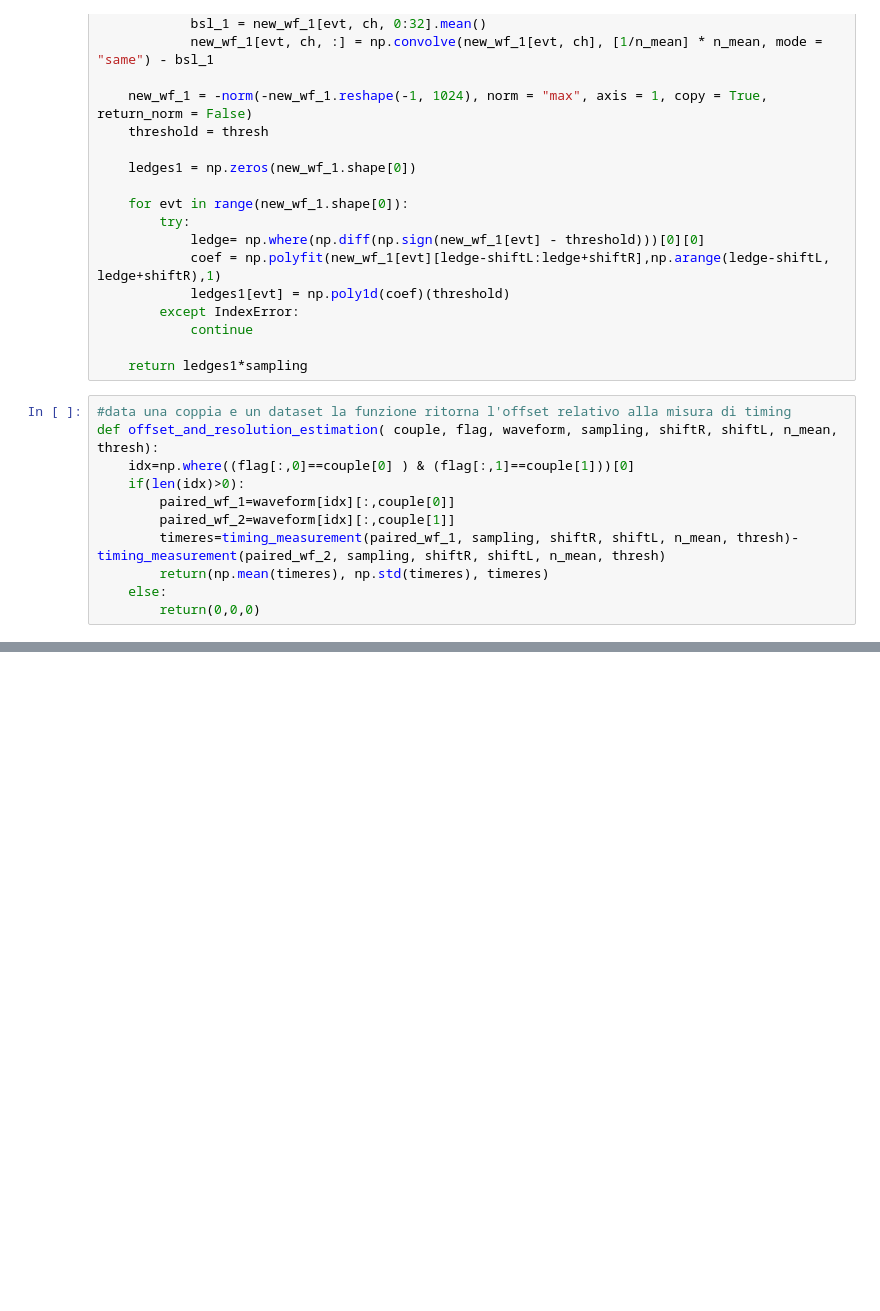
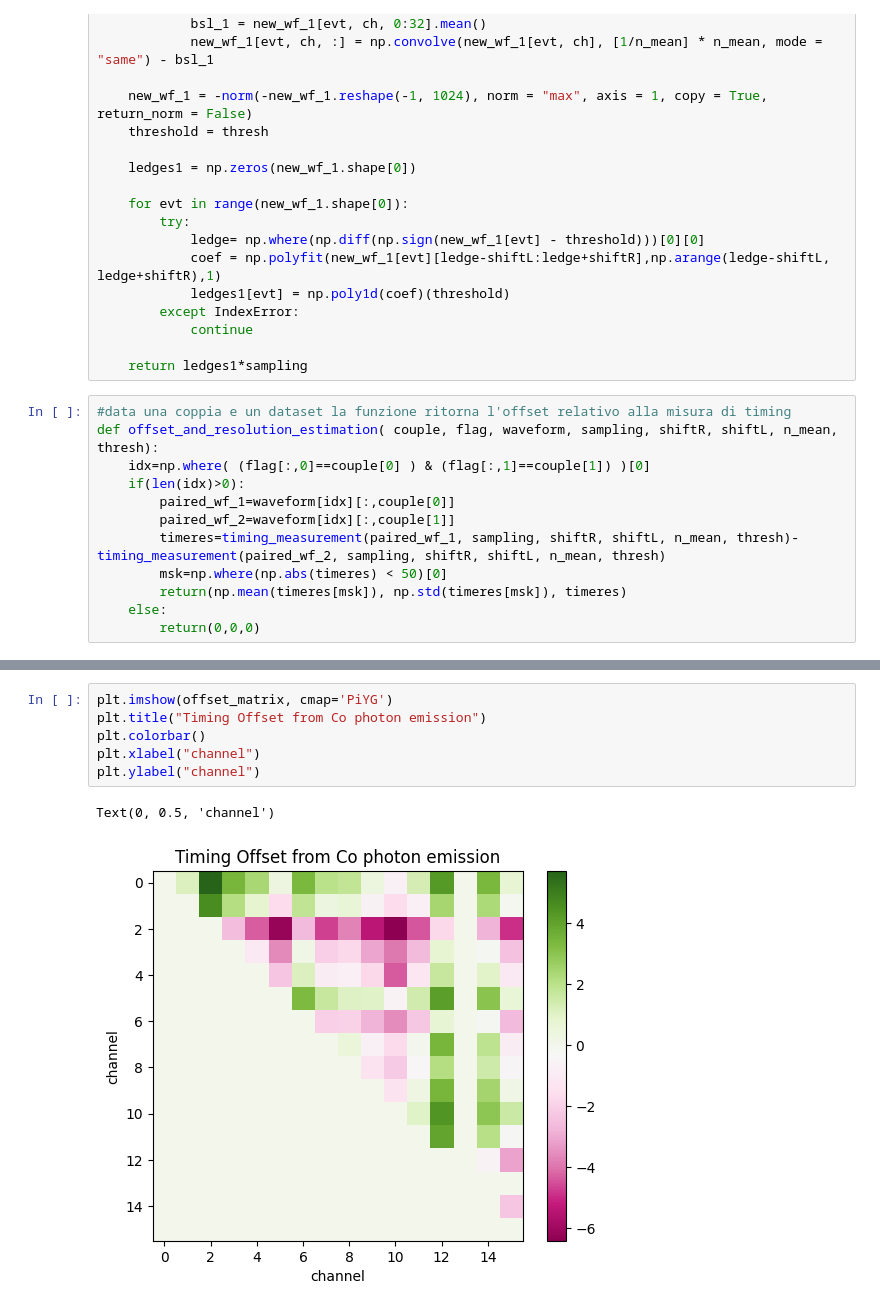
Before and after one commit to 0-DvD-0/Sfera, a Jupyter notebook: Jupyter/timing_waveforms_Co.ipynb, the cells around one changed output, grey strips where cells are left out. Saved outputs shown, nothing was run; the diff lists cells and outputs as text; blank space fills up the shorter version.

```diff
--- a/Jupyter/timing_waveforms_Co.ipynb
+++ b/Jupyter/timing_waveforms_Co.ipynb
@@ -114,12 +103,13 @@ def timing_measurement(paired_wf_1, sampling, shiftR, shiftL, n_mean, thresh):
 # %%
 #data una coppia e un dataset la funzione ritorna l'offset relativo alla misura di timing
 def offset_and_resolution_estimation( couple, flag, waveform, sampling, shiftR, shiftL, n_mean, thresh):
-    idx=np.where((flag[:,0]==couple[0] ) & (flag[:,1]==couple[1]))[0]
+    idx=np.where( (flag[:,0]==couple[0] ) & (flag[:,1]==couple[1]) )[0]
     if(len(idx)>0):
         paired_wf_1=waveform[idx][:,couple[0]]
         paired_wf_2=waveform[idx][:,couple[1]]
         timeres=timing_measurement(paired_wf_1, sampling, shiftR, shiftL, n_mean, thresh)-timing_measurement(paired_wf_2, sampling, shiftR, shiftL, n_mean, thresh)
-        return(np.mean(timeres), np.std(timeres), timeres)
+        msk=np.where(np.abs(timeres) < 50)[0]
+        return(np.mean(timeres[msk]), np.std(timeres[msk]), timeres)
     else:
         return(0,0,0)
 # %%
@@ -171,0 +153,9 @@ print(offset_matrix)
+# %%
+plt.imshow(offset_matrix, cmap='PiYG')
+plt.title("Timing Offset from Co photon emission")
+plt.colorbar()
+plt.xlabel("channel")
+plt.ylabel("channel")
+# %% [output]
+Text(0, 0.5, 'channel')
+[figure, added]
```
Also changed, not shown: parts of 11 cells of this notebook.
